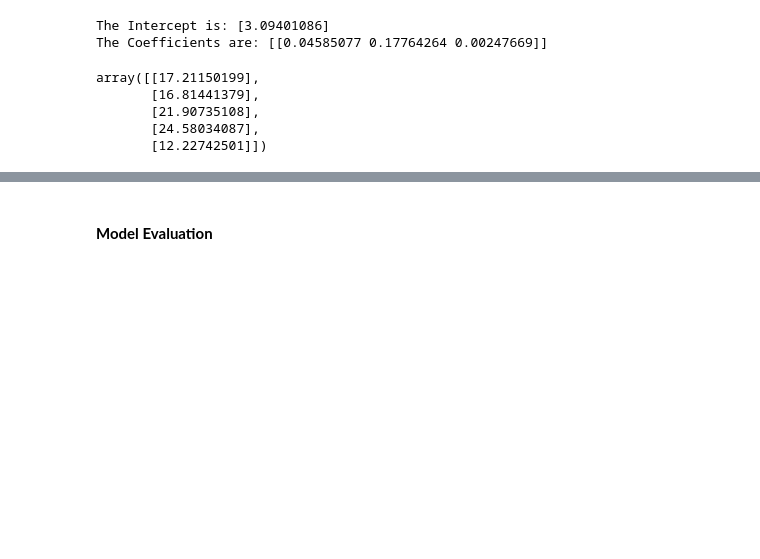
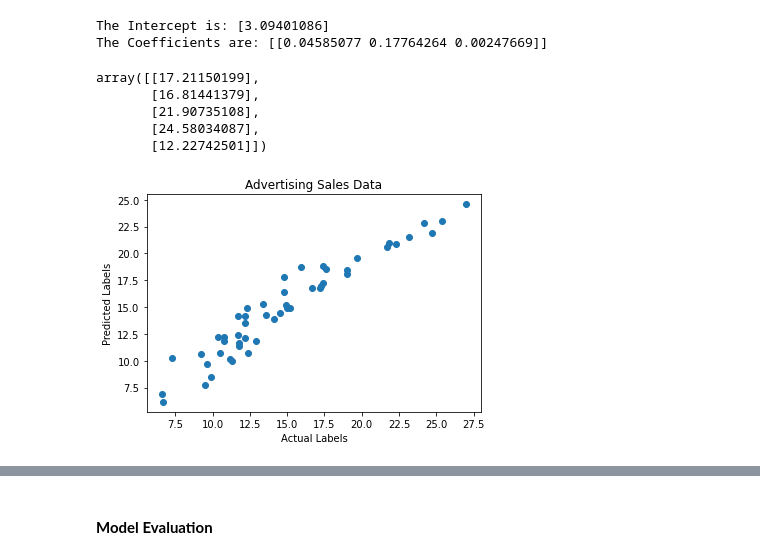
Before and after one commit to phyllsmoyo/Project_01_ML_Linear_Regression, a Jupyter notebook: Project_Advertising_Sales.ipynb, the cells around one changed output, grey strips where cells are left out. Drawn from its saved outputs; the diff is of its cells as text; code cells hidden in the pictures; blank space fills up the shorter version.

```diff
--- a/Project_Advertising_Sales.ipynb
+++ b/Project_Advertising_Sales.ipynb
@@ -78,6 +68,6 @@ Index(['TV Ad Budget ($)', 'Radio Ad Budget ($)', 'Newspaper Ad Budget ($)',
       dtype='object')
 # %%
 #Create a feature object from the dataset
-X = df_data[['TV Ad Budget ($)', 'Radio Ad Budget ($)', 'Newspaper Ad Budget ($)']]
-X.head()
+X = df_data[['TV Ad Budget ($)', 'Radio Ad Budget ($)', 'Newspaper Ad Budget ($)']].values
+X
 # %% [output]
@@ -90,4 +91,4 @@ X.head()
 # %%
-y = df_data[['Sales ($)']]
-y.head()
+y = df_data[['Sales ($)']].values
+y
 # %% [output]
@@ -148,3 +160,18 @@ array([[17.21150199],
        [21.90735108],
        [24.58034087],
        [12.22742501]])
+# %%
+import matplotlib.pyplot as plt
+import numpy as np
+# Plot predicted vs actual
+plt.scatter(y_test, y_pred)
+plt.xlabel('Actual Labels')
+plt.ylabel('Predicted Labels')
+plt.title('Advertising Sales Data')
+# overlay the regression line
+#z = np.polyfit(y_test, y_pred, 1)
+#p = np.poly1d(z)
+#plt.plot(y_test,p(y_test), color='magenta')
+plt.show()
+# %% [output]
+[figure, added]
```
Also changed, not shown: parts of 17 cells of this notebook.
